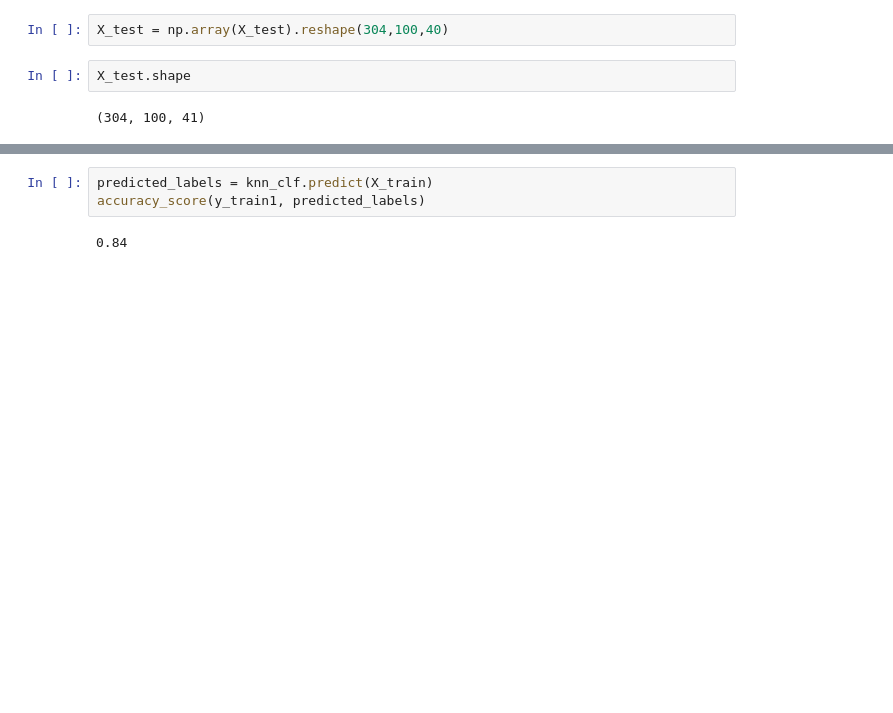
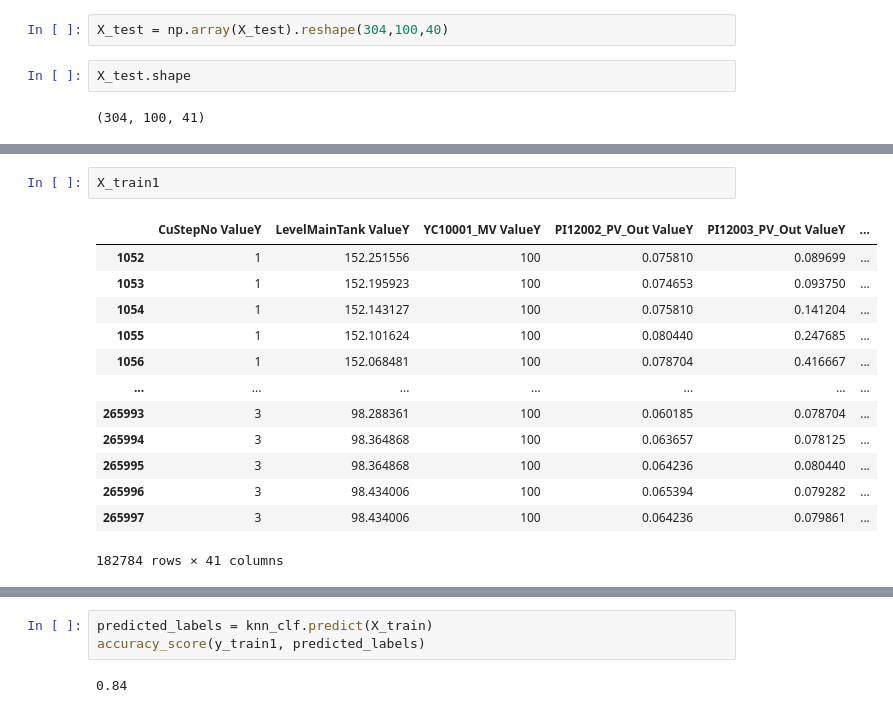
Before and after one commit to P-AEL/Analyse_von_Prozessdaten, a Jupyter notebook: Paul/Hard_coding.ipynb, the cells around one changed output, grey strips where cells are left out. Drawn from its saved outputs; the diff is of its cells as text; blank space fills up the shorter version.

```diff
--- a/Paul/Hard_coding.ipynb
+++ b/Paul/Hard_coding.ipynb
@@ -154,0 +178,16 @@ X_test.shape
+# %%
+X_train1
+# %% [output]
+|  | CuStepNo ValueY | LevelMainTank ValueY | YC10001_MV ValueY | PI12002_PV_Out ValueY | PI12003_PV_Out ValueY | ... |
+| 1052 | 1 | 152.251556 | 100 | 0.075810 | 0.089699 | ... |
+| 1053 | 1 | 152.195923 | 100 | 0.074653 | 0.093750 | ... |
+| 1054 | 1 | 152.143127 | 100 | 0.075810 | 0.141204 | ... |
+| 1055 | 1 | 152.101624 | 100 | 0.080440 | 0.247685 | ... |
+| 1056 | 1 | 152.068481 | 100 | 0.078704 | 0.416667 | ... |
+| ... | ... | ... | ... | ... | ... | ... |
+| 265993 | 3 | 98.288361 | 100 | 0.060185 | 0.078704 | ... |
+| 265994 | 3 | 98.364868 | 100 | 0.063657 | 0.078125 | ... |
+| 265995 | 3 | 98.364868 | 100 | 0.064236 | 0.080440 | ... |
+| 265996 | 3 | 98.434006 | 100 | 0.065394 | 0.079282 | ... |
+| 265997 | 3 | 98.434006 | 100 | 0.064236 | 0.079861 | ... |
+182784 rows × 41 columns
```
Also changed, not shown: parts of 28 cells of this notebook, 1 other file.
